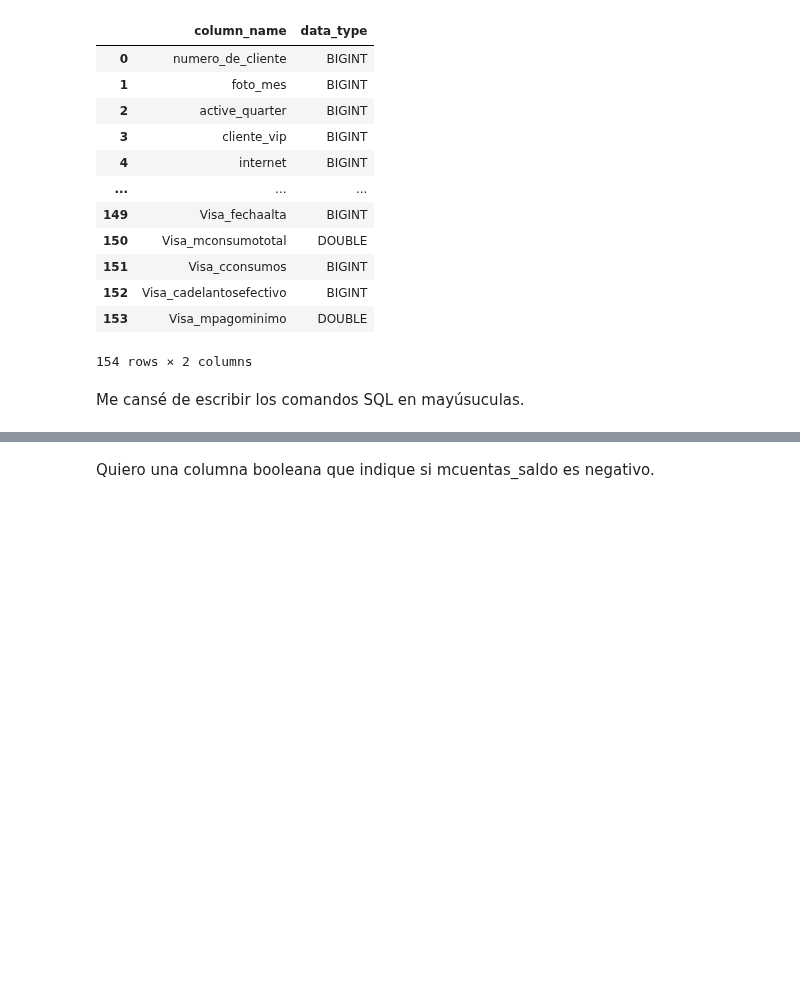
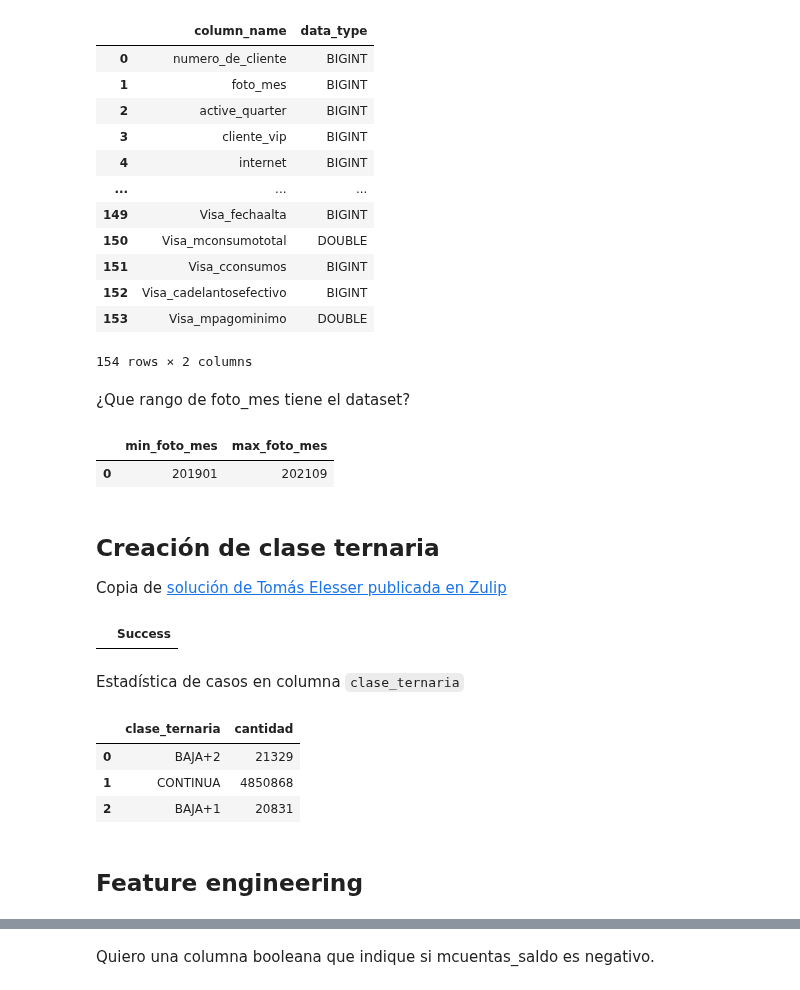
Before and after one commit to bettachini/dmeyf2023, a Jupyter notebook: experimentos/sql_eng_baseline.ipynb, the cells around one changed output, grey strips where cells are left out. Saved outputs shown, nothing was run; the diff lists cells and outputs as text; code cells hidden in the pictures; blank space fills up the shorter version.

```diff
--- a/experimentos/sql_eng_baseline.ipynb
+++ b/experimentos/sql_eng_baseline.ipynb
@@ -98,5 +103,54 @@ WHERE table_name = 'engineered'
 | 152 | Visa_cadelantosefectivo | BIGINT |
 | 153 | Visa_mpagominimo | DOUBLE |
 154 rows × 2 columns
-# %% [markdown]
-Me cansé de escribir los comandos SQL en mayúsuculas.
+# %% [markdown]
+¿Que rango de foto_mes tiene el dataset?
+# %%
+%%sql
+SELECT MIN(foto_mes) AS min_foto_mes, MAX(foto_mes) AS max_foto_mes
+FROM engineered;
+# %% [output]
+|  | min_foto_mes | max_foto_mes |
+| 0 | 201901 | 202109 |
+# %% [markdown]
+## Creación de clase ternaria
+Copia de [solución de Tomás Elesser publicada en Zulip](https://dmeyf2023.zulip.rebelare.com/#narrow/stream/401-Code/topic/clase_ternaria.20sql)
+# %%
+%%sql
+create or replace table engineered AS
+WITH aux AS  (
+    SELECT numero_de_cliente, foto_mes,
+    (foto_mes//100-2019)*12+foto_mes%100 as mes,
+    IF(foto_mes = (select max(foto_mes) from engineered) , -1, lead(mes,1,0) OVER (PARTITION BY "numero_de_cliente" ORDER BY numero_de_cliente, mes)) AS 'mes+1',
+    IF(foto_mes = (select max(foto_mes) from engineered) OR foto_mes = ((select max(foto_mes) from engineered)-1), -1,lead(mes,2,0) OVER (PARTITION BY "numero_de_cliente" ORDER BY numero_de_cliente, mes)) AS 'mes+2',
+    FROM
+       engineered
+    ORDER BY numero_de_cliente, foto_mes)
+SELECT *,
+CASE
+    -- Condiciones de borde:
+    WHEN ("mes+1"==-1) THEN 'CONTINUA'
+    WHEN ("mes+2"==-1) THEN 'CONTINUA'
+    -- Si mes siguiente no es consecutivo o no existe:
+    WHEN ("mes"+1 != "mes+1") THEN 'BAJA+1'
+    WHEN ("mes"+2 != "mes+2") THEN 'BAJA+2'
+    -- si proximos 2 meses consecutivos activos:
+    ELSE 'CONTINUA' END AS "clase_ternaria"
+FROM aux
+LEFT JOIN engineered c USING (numero_de_cliente, foto_mes);
+# %% [output]
+|  | Success |
+# %% [markdown]
+Estadística de casos en columna `clase_ternaria`
+# %%
+%%sql
+SELECT clase_ternaria, COUNT(*) AS cantidad
+FROM engineered
+GROUP BY clase_ternaria;
+# %% [output]
+|  | clase_ternaria | cantidad |
+| 0 | BAJA+2 | 21329 |
+| 1 | CONTINUA | 4850868 |
+| 2 | BAJA+1 | 20831 |
+# %% [markdown]
+## Feature engineering
```
Also changed, not shown: parts of 8 cells of this notebook.
